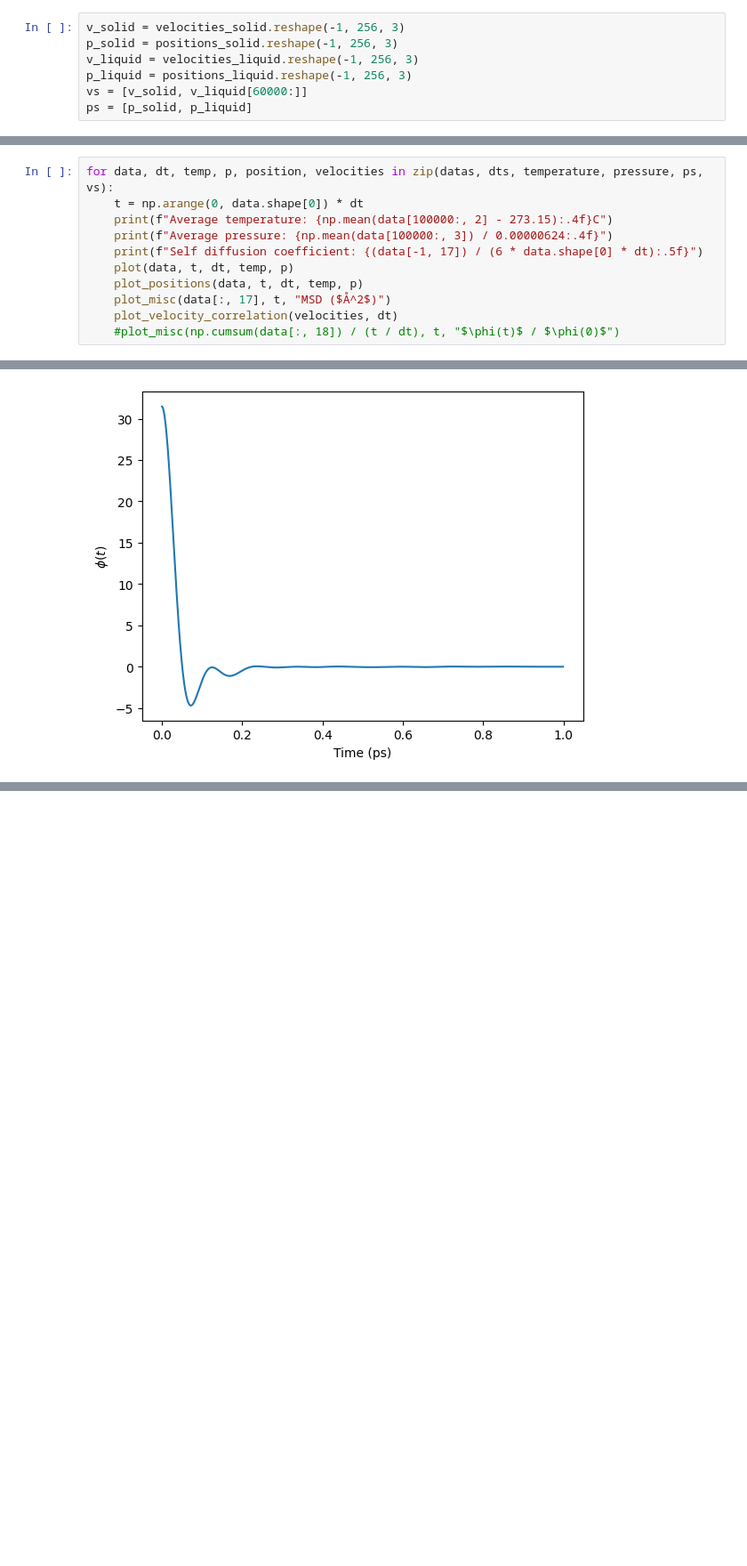
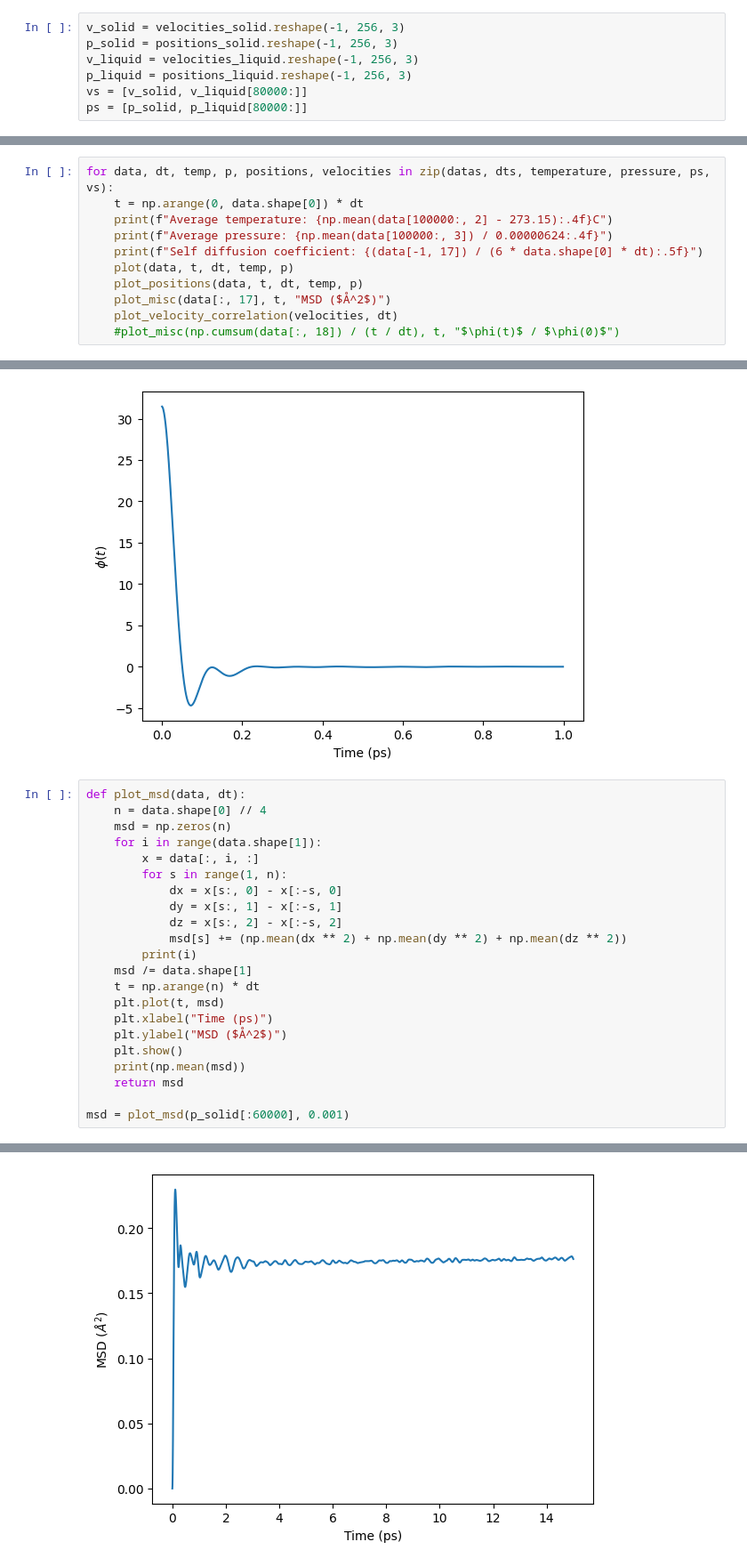
Before and after one commit to gujoh/compfys-h1b, a Jupyter notebook: plotting/task3_and_4.ipynb, the cells around one changed output, grey strips where cells are left out. Shown at 89% size. Drawn from its saved outputs; the diff is of its cells as text; blank space fills up the shorter version.

```diff
--- a/plotting/task3_and_4.ipynb
+++ b/plotting/task3_and_4.ipynb
@@ -22,8 +22,8 @@ v_solid = velocities_solid.reshape(-1, 256, 3)
 p_solid = positions_solid.reshape(-1, 256, 3)
 v_liquid = velocities_liquid.reshape(-1, 256, 3)
 p_liquid = positions_liquid.reshape(-1, 256, 3)
-vs = [v_solid, v_liquid[60000:]]
-ps = [p_solid, p_liquid]
+vs = [v_solid, v_liquid[80000:]]
+ps = [p_solid, p_liquid[80000:]]
 # %%
 def plot(data, t, dt, temperature, pressure):
     fig, ax = plt.subplots(ncols=2, nrows=2, figsize=(16, 8))
@@ -106,7 +106,7 @@ def plot_velocity_correlation(data, dt):
     plt.xlabel("Time (ps)")
     plt.show()
 # %%
-for data, dt, temp, p, position, velocities in zip(datas, dts, temperature, pressure, ps, vs):
+for data, dt, temp, p, positions, velocities in zip(datas, dts, temperature, pressure, ps, vs):
     t = np.arange(0, data.shape[0]) * dt
     print(f"Average temperature: {np.mean(data[100000:, 2] - 273.15):.4f}C")
     print(f"Average pressure: {np.mean(data[100000:, 3]) / 0.00000624:.4f}")
@@ -131,3 +131,26 @@ Self diffusion coefficient: 0.00043
 [figure]
 [figure]
 [figure]
+# %%
+def plot_msd(data, dt):
+    n = data.shape[0] // 4
+    msd = np.zeros(n)
+    for i in range(data.shape[1]):
+        x = data[:, i, :]
+        for s in range(1, n):
+            dx = x[s:, 0] - x[:-s, 0]
+            dy = x[s:, 1] - x[:-s, 1]
+            dz = x[s:, 2] - x[:-s, 2]
+            msd[s] += (np.mean(dx ** 2) + np.mean(dy ** 2) + np.mean(dz ** 2))
+        print(i)
+    msd /= data.shape[1]
+    t = np.arange(n) * dt
+    plt.plot(t, msd)
+    plt.xlabel("Time (ps)")
+    plt.ylabel("MSD ($Å^2$)")
+    plt.show()
+    print(np.mean(msd))
+    return msd
+
+msd = plot_msd(p_solid[:60000], 0.001)
+# %% [output]
@@ -133,0 +174 @@ Self diffusion coefficient: 0.00043
+[figure, added]
```
Also changed, not shown: parts of 4 cells of this notebook, 6 other files.
